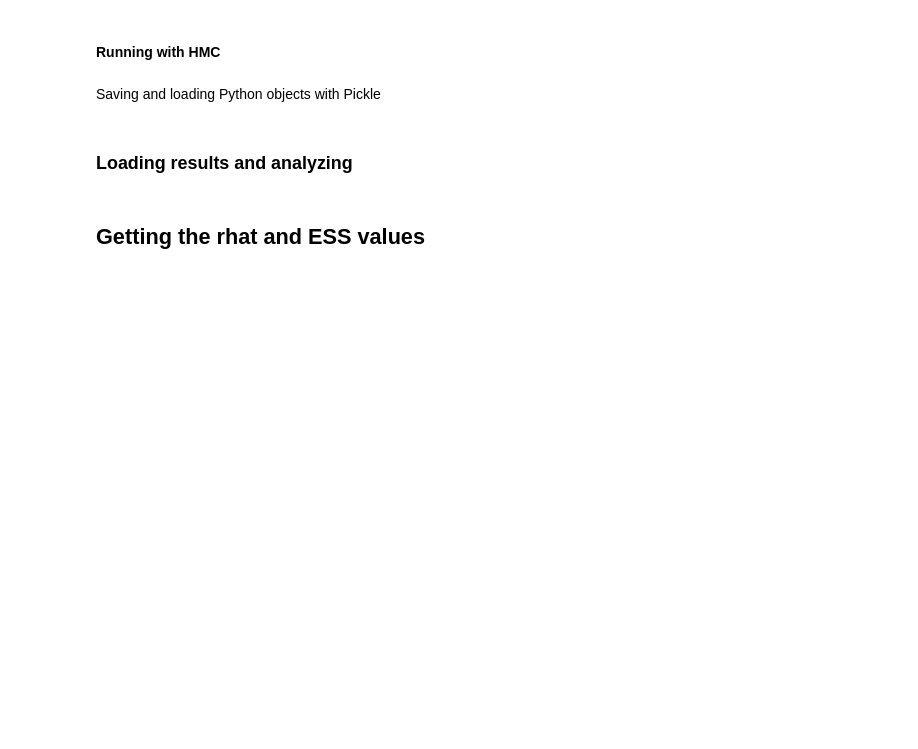
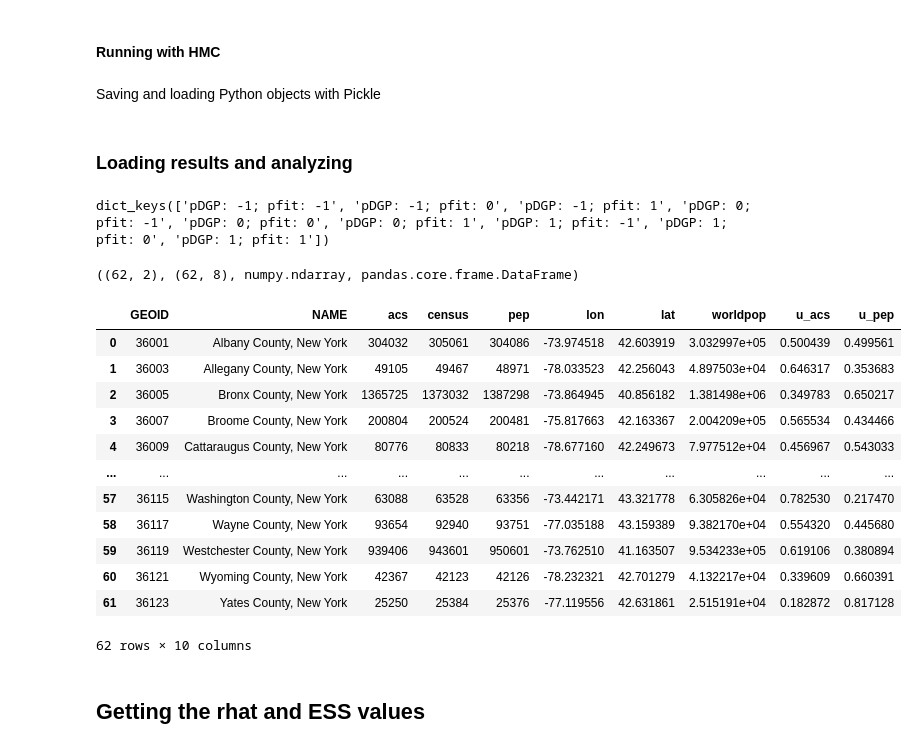
Before and after one commit to nickblink/pop_ensemble, a Jupyter notebook: code/train2010 - CAR debug.ipynb, the cells around one changed output. Saved outputs shown, nothing was run; the diff lists cells and outputs as text; code cells hidden in the pictures; blank space fills up the shorter version.

Commit message:
working on adding in weights to data frame

```diff
--- a/code/train2010 - CAR debug.ipynb
+++ b/code/train2010 - CAR debug.ipynb
@@ -17,3 +17,12 @@ models = ['acs', 'pep']
 # %%
 data_NY, adj_NY = subset_data_by_state(training2010, county_adj, 'New York', 'NY')
 #phi_true, u_true, data = simulate_data(data_NY, adj_NY, pivot = -1, sim_numbers = True, one_model = False, models = models)
+# %%
+phi_true, u_true, data_pivot = simulate_data(data_NY[:],
+                                                 adj_NY[:],
+                                                 sim_numbers = False,
+                                                 scale_down = 1,
+                                                 poisson_noise = False,
+                                                 pivot = -1,
+                                                 one_model = False,
+                                                 models = models)
@@ -82,12 +94,39 @@ with open(local_dir + 'CAR_samples_NY_n10000_realdata_div1000_2models_May152023.
 # %% [markdown]
 ### Loading results and analyzing
 # %%
-local_dir = 'C:/Users/Admin-Dell/Dropbox/Nick_Cranston/HSPH/Research/Nethery Project/Data/'
+#local_dir = 'C:/Users/Admin-Dell/Dropbox/Nick_Cranston/HSPH/Research/Nethery Project/Data/'
+local_dir = 'C:/Users/nickl/Dropbox/Nick_Cranston/HSPH/Research/Nethery Project/Data/'
 file = local_dir + 'CAR_samples_NY_n10000_realdata_2models_May152023.pickle'
 with open(file, "rb") as input_file:
      #CAR_samples, chain_samples, sampler_stat, mcmc_config, phi_true, u_true, data_sub = pickle.load(input_file)
     res_dict, mcmc_config = pickle.load(input_file)
 # %%
-data_pivot[['census','acs','pep']]
+models = ['acs', 'pep']
+# %% [output]
+dict_keys(['pDGP: -1; pfit: -1', 'pDGP: -1; pfit: 0', 'pDGP: -1; pfit: 1', 'pDGP: 0; pfit: -1', 'pDGP: 0; pfit: 0', 'pDGP: 0; pfit: 1', 'pDGP: 1; pfit: -1', 'pDGP: 1; pfit: 0', 'pDGP: 1; pfit: 1'])
+# %%
+data_pivot = res_dict['pDGP: -1; pfit: -1'][5]
+tt = res_dict['pDGP: -1; pfit: -1'][4][0].numpy()
+tt.shape, data_pivot.shape, type(tt), type(data_pivot)
+# %% [output]
+((62, 2), (62, 8), numpy.ndarray, pandas.core.frame.DataFrame)
+# %%
+nn = ['u_' + m for m in models]
+B = pd.DataFrame(tt, columns = nn)
+pd.concat([data_pivot.reset_index(drop = True), B], axis = 1)
+# %% [output]
+|  | GEOID | NAME | acs | census | pep | lon | lat | worldpop | u_acs | u_pep |
+| 0 | 36001 | Albany County, New York | 304032 | 305061 | 304086 | -73.974518 | 42.603919 | 3.032997e+05 | 0.500439 | 0.499561 |
+| 1 | 36003 | Allegany County, New York | 49105 | 49467 | 48971 | -78.033523 | 42.256043 | 4.897503e+04 | 0.646317 | 0.353683 |
+| 2 | 36005 | Bronx County, New York | 1365725 | 1373032 | 1387298 | -73.864945 | 40.856182 | 1.381498e+06 | 0.349783 | 0.650217 |
+| 3 | 36007 | Broome County, New York | 200804 | 200524 | 200481 | -75.817663 | 42.163367 | 2.004209e+05 | 0.565534 | 0.434466 |
+| 4 | 36009 | Cattaraugus County, New York | 80776 | 80833 | 80218 | -78.677160 | 42.249673 | 7.977512e+04 | 0.456967 | 0.543033 |
+| ... | ... | ... | ... | ... | ... | ... | ... | ... | ... | ... |
+| 57 | 36115 | Washington County, New York | 63088 | 63528 | 63356 | -73.442171 | 43.321778 | 6.305826e+04 | 0.782530 | 0.217470 |
+| 58 | 36117 | Wayne County, New York | 93654 | 92940 | 93751 | -77.035188 | 43.159389 | 9.382170e+04 | 0.554320 | 0.445680 |
+| 59 | 36119 | Westchester County, New York | 939406 | 943601 | 950601 | -73.762510 | 41.163507 | 9.534233e+05 | 0.619106 | 0.380894 |
+| 60 | 36121 | Wyoming County, New York | 42367 | 42123 | 42126 | -78.232321 | 42.701279 | 4.132217e+04 | 0.339609 | 0.660391 |
+| 61 | 36123 | Yates County, New York | 25250 | 25384 | 25376 | -77.119556 | 42.631861 | 2.515191e+04 | 0.182872 | 0.817128 |
+62 rows × 10 columns
 # %% [markdown]
 ## Getting the rhat and ESS values
```
Also changed, not shown: parts of 6 cells of this notebook, 1 other file.
